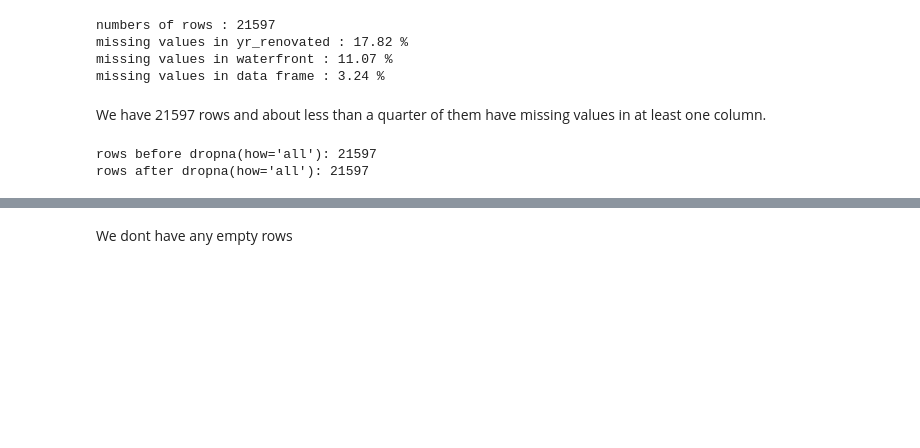
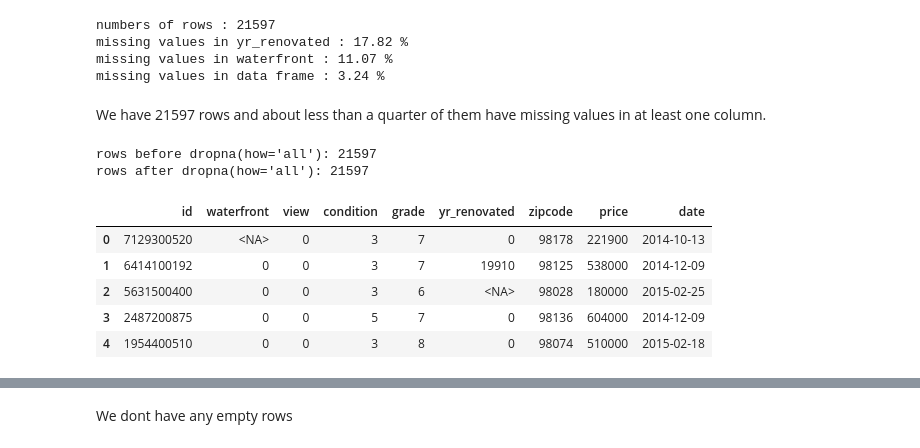
Before and after one commit to Dhanyacode12/ds-eda-project-template, a Jupyter notebook: 04_eda.ipynb, the cells around one changed output, grey strips where cells are left out. Drawn from its saved outputs; the diff is of its cells as text; code cells hidden in the pictures; blank space fills up the shorter version.

```diff
--- a/04_eda.ipynb
+++ b/04_eda.ipynb
@@ -122,3 +134,12 @@ print(f"rows after dropna(how='all'): {df.shape[0]}")
 # %% [output]
 rows before dropna(how='all'): 21597
 rows after dropna(how='all'): 21597
+# %%
+df.head()
+# %% [output]
+|  | id | waterfront | view | condition | grade | yr_renovated | zipcode | price | date |
+| 0 | 7129300520 | <NA> | 0 | 3 | 7 | 0 | 98178 | 221900 | 2014-10-13 |
+| 1 | 6414100192 | 0 | 0 | 3 | 7 | 19910 | 98125 | 538000 | 2014-12-09 |
+| 2 | 5631500400 | 0 | 0 | 3 | 6 | <NA> | 98028 | 180000 | 2015-02-25 |
+| 3 | 2487200875 | 0 | 0 | 5 | 7 | 0 | 98136 | 604000 | 2014-12-09 |
+| 4 | 1954400510 | 0 | 0 | 3 | 8 | 0 | 98074 | 510000 | 2015-02-18 |
```
Also changed, not shown: parts of 10 cells of this notebook.
